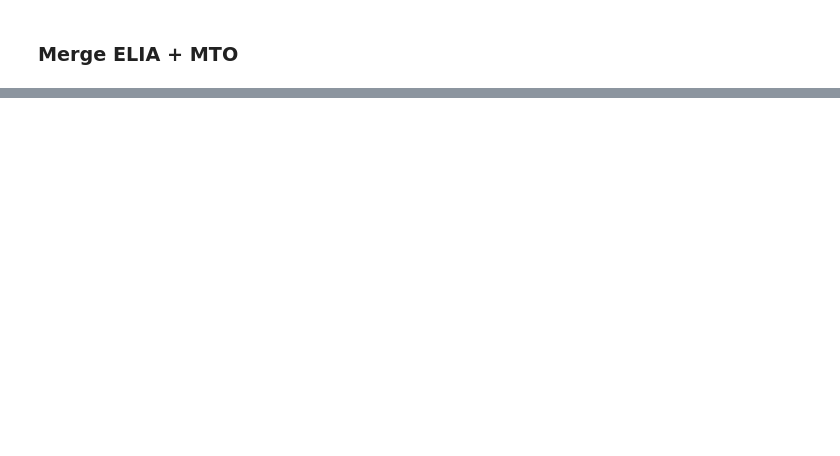
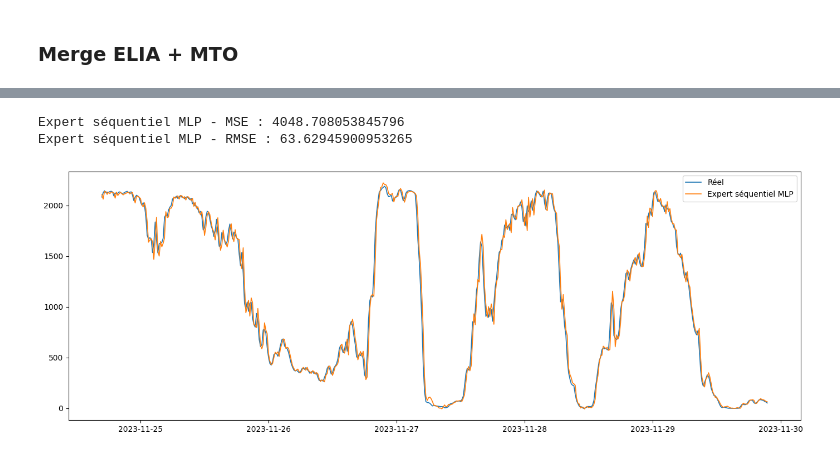
Before and after one commit to projet-fil-rouge-air-liquide/Aggregation-of-experts-for-day-ahead-time-series-forecasting, a Jupyter notebook: src/Experts/expert_generation_mlp.ipynb, the cells around one changed output, grey strips where cells are left out. Saved outputs shown, nothing was run; the diff lists cells and outputs as text; code cells hidden in the pictures; blank space fills up the shorter version.

```diff
--- a/src/Experts/expert_generation_mlp.ipynb
+++ b/src/Experts/expert_generation_mlp.ipynb
@@ -103,0 +123,40 @@ Newest date : 2025-11-23 23:00:00
+# %%
+from sklearn.neural_network import MLPRegressor
+from sklearn.metrics import mean_squared_error
+import numpy as np
+
+mlp_seq = MLPRegressor(
+    hidden_layer_sizes=(32,),   # une seule petite couche
+    activation="relu",
+    max_iter=150,               # moins d'itérations
+    random_state=0,
+    early_stopping=True,        # s'arrête si ça ne s'améliore plus
+    validation_fraction=0.1,
+)
+
+
+mlp_seq.fit(X_train, y_train)
+y_pred = mlp_seq.predict(X_test)
+
+mse  = mean_squared_error(y_test, y_pred)
+rmse = np.sqrt(mse)
+
+print("Expert séquentiel MLP - MSE :", mse)
+print("Expert séquentiel MLP - RMSE :", rmse)
+# %% [output]
+Expert séquentiel MLP - MSE : 4048.708053845796
+Expert séquentiel MLP - RMSE : 63.62945900953265
+# %%
+import matplotlib.pyplot as plt
+
+plt.figure(figsize=(14,5))
+
+N = 500  # nombre de points à afficher
+plt.plot(time_test[:N], y_test[:N], label="Réel", linewidth=1.2)
+plt.plot(time_test[:N], y_pred[:N], label="Expert séquentiel MLP", linewidth=1.2)
+
+plt.legend()
+plt.tight_layout()
+plt.show()
+# %% [output]
+[figure, added]
```
Also changed, not shown: parts of 7 cells of this notebook.
